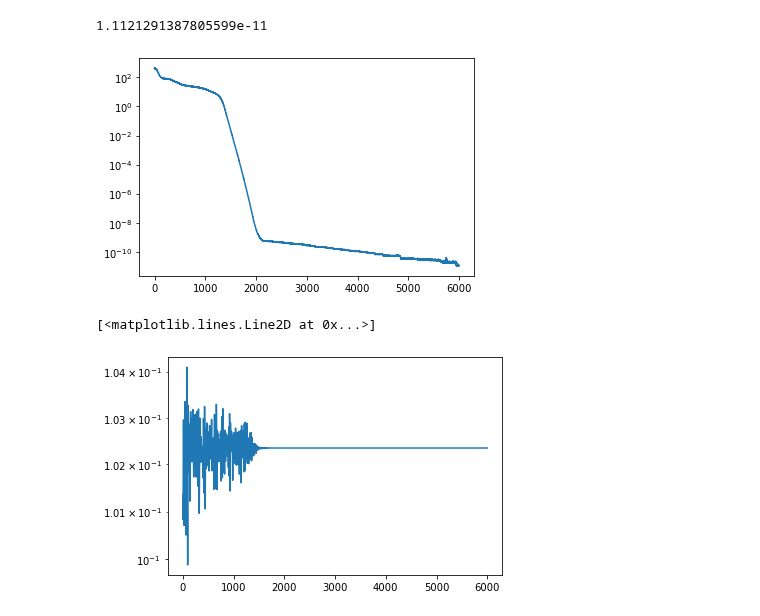
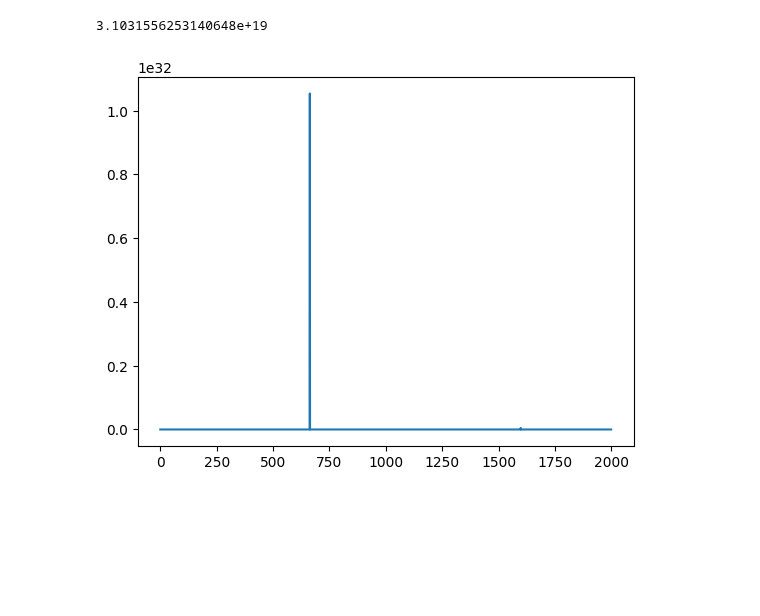
Before and after one commit to bioAI-Oslo/CI-grid-cells, a Jupyter notebook: optimize-jacobian-variance.ipynb, the cells around one changed output. Saved outputs shown, nothing was run; the diff lists cells and outputs as text; code cells hidden in the pictures; blank space fills up the shorter version.

```diff
--- a/optimize-jacobian-variance.ipynb
+++ b/optimize-jacobian-variance.ipynb
@@ -11,7 +11,8 @@ import tqdm
 #from methods import *
 # %%
-from models import Similitude, Similitude2
-model = Similitude2(scale=None,ncells=7) #146.2
+from models import Similitude, Similitude2, RobustSimilitude
+dtype=torch.float32
+model = Similitude2(scale=None,ncells=14,dtype=dtype,rectify=True,dropout=True) #146.2
 # %%
 if True:
     # Overwrite Initial Phase Placements
@@ -31,9 +38,9 @@ nsamples_space = 2**10
 loss_history = []
 phases_history = [model.phases.clone().detach().numpy()]
 scale_history = []
-for epoch in tqdm.trange(6000):
+for epoch in tqdm.trange(2000):
     rs = model.unit_cell.sample(nsamples_space)
-    rs = torch.tensor(rs,dtype=torch.float32)
+    rs = torch.tensor(rs,dtype=dtype)
     loss = model.train_step(rs)
     loss_history.append(loss)
     phases_history.append(model.phases.clone().detach().numpy())
@@ -48,14 +55,12 @@ for epoch in tqdm.trange(6000):
 # %%
-plt.semilogy(loss_history)
-loss_history[-1]
+#plt.semilogy(loss_history)
+plt.plot(loss_history)
+loss_history[-1] # -8.679537108440963
 # %% [output]
-1.1121291387805599e-11
+3.1031556253140648e+19
-[figure, old version]
+[figure, new version]
 # %%
 plt.semilogy(scale_history)
-# %% [output]
-[<matplotlib.lines.Line2D at 0x...>]
-[figure, removed]
 # %%
 J = model.jacobian(rs)
 metric_tensor = model.metric_tensor(J)
```
Also changed, not shown: parts of 7 cells of this notebook, 13 other files.
